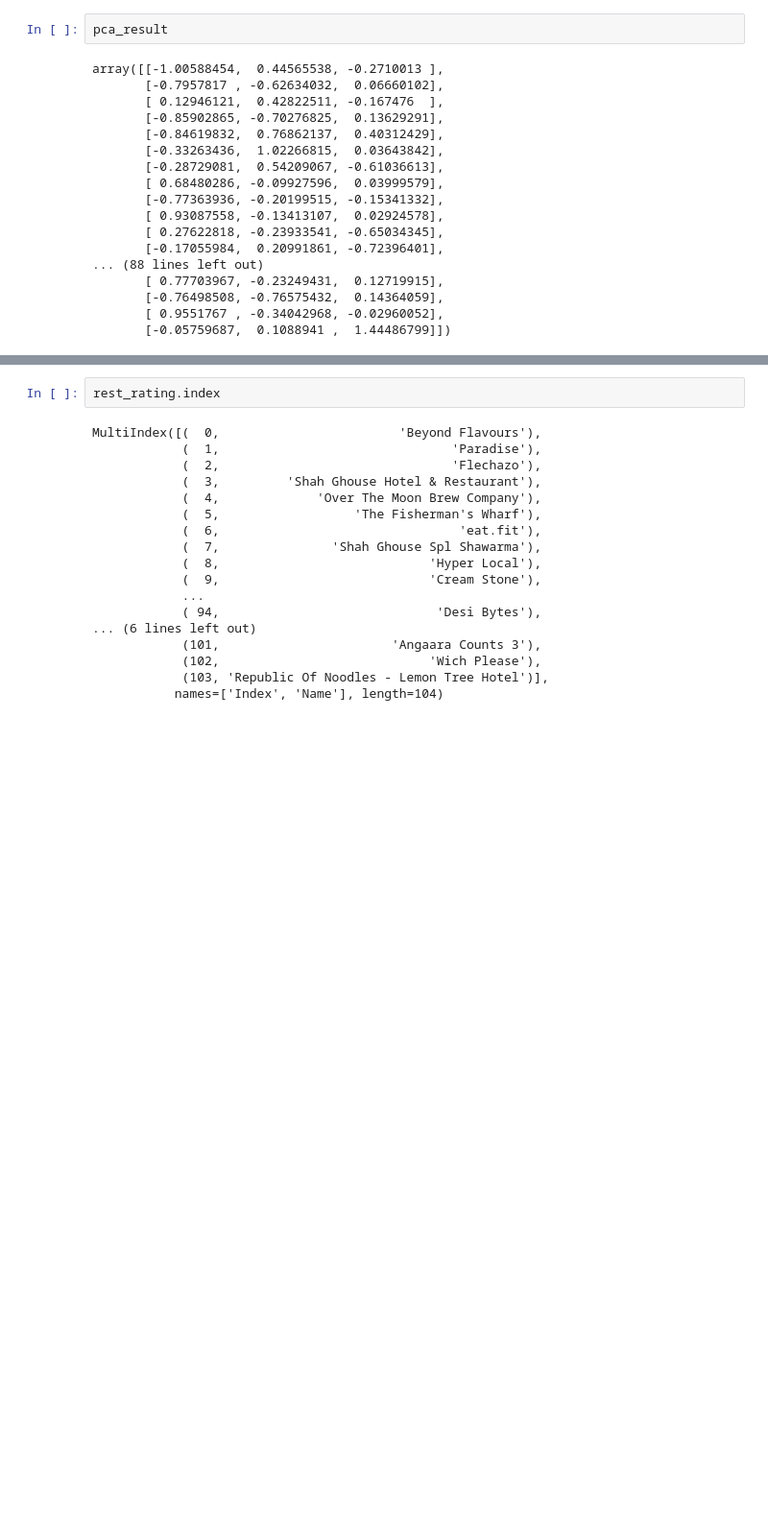
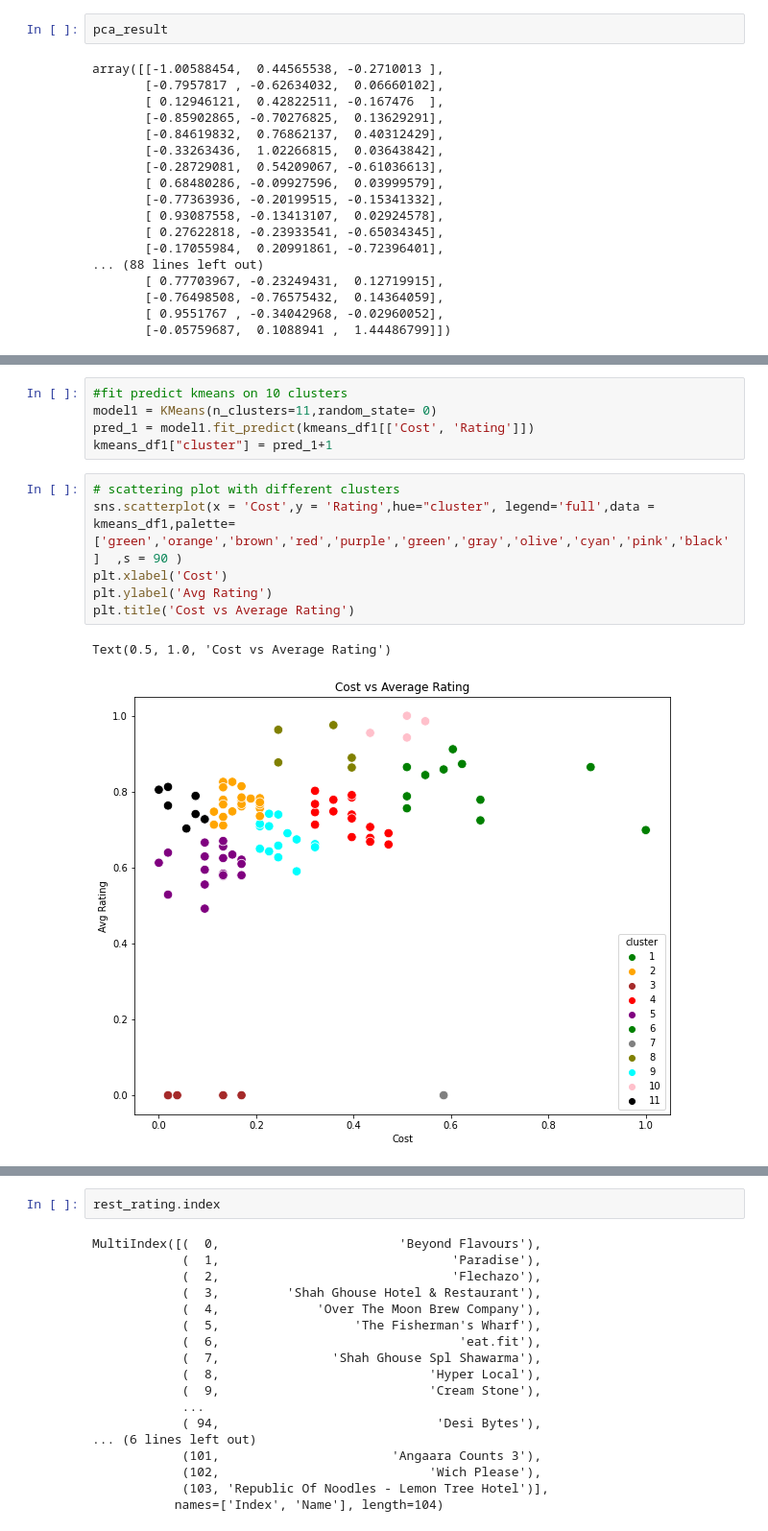
Before and after one commit to Souvik0651/Zomato-Restaurant-Clustering-and-sentiment-Analysis, a Jupyter notebook: Zomato_Restaurant_Clustering_and_sentiment_Analysis.ipynb, the cells around one changed output, grey strips where cells are left out. Shown at 96% size. Drawn from its saved outputs; the diff is of its cells as text; blank space fills up the shorter version.

```diff
--- a/Zomato_Restaurant_Clustering_and_sentiment_Analysis.ipynb
+++ b/Zomato_Restaurant_Clustering_and_sentiment_Analysis.ipynb
@@ -948,2 +1000,16 @@ Text(0.5, 0, 'Number of Clusters')
+# %%
+#fit predict kmeans on 10 clusters
+model1 = KMeans(n_clusters=11,random_state= 0)
+pred_1 = model1.fit_predict(kmeans_df1[['Cost', 'Rating']])
+kmeans_df1["cluster"] = pred_1+1
+# %%
+# scattering plot with different clusters
+sns.scatterplot(x = 'Cost',y = 'Rating',hue="cluster", legend='full',data = kmeans_df1,palette=['green','orange','brown','red','purple','green','gray','olive','cyan','pink','black']  ,s = 90 )
+plt.xlabel('Cost')
+plt.ylabel('Avg Rating')
+plt.title('Cost vs Average Rating')
+# %% [output]
+Text(0.5, 1.0, 'Cost vs Average Rating')
+[figure, added]
 # %%
 # fitting KMeans
```
Also changed, not shown: parts of 137 cells of this notebook.
